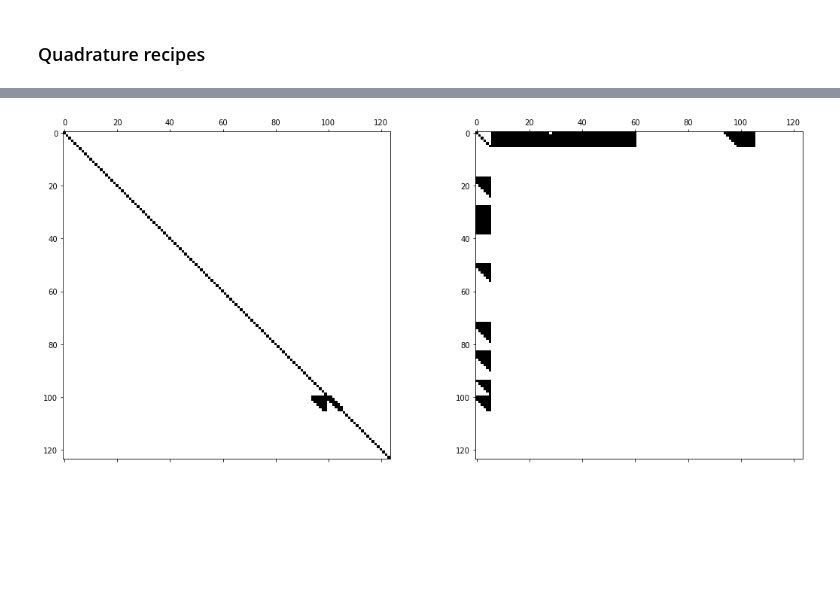
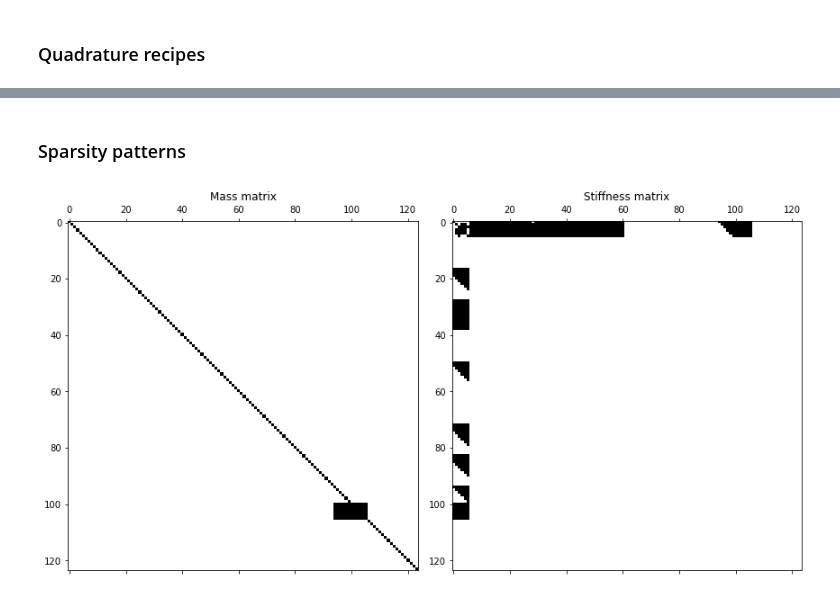
Before and after one commit to GentleMin/PlesioGeostroPy, a Jupyter notebook: EigenPG.ipynb, the cells around one changed output, grey strips where cells are left out. Saved outputs shown, nothing was run; the diff lists cells and outputs as text; code cells hidden in the pictures; blank space fills up the shorter version.

Commit message:
Notebook update for Eigen solver - first staged version of successful eigensolver; Postprocessing script

```diff
--- a/EigenPG.ipynb
+++ b/EigenPG.ipynb
@@ -499,5 +506,5 @@ ranges_test = [np.arange(2*Ntrunc + 1) if 'M' in fname else np.arange(Ntrunc + 1
 # %%
-M_xpder = pgmatrix.MatrixExpander(M_explicit, recipe_list, ranges_trial, ranges_test)
-M_val = M_xpder.expand(verbose=True)
+M_xpder = nmatrix.MatrixExpander(M_explicit, recipe_list, ranges_trial, ranges_test)
+%time M_val = M_xpder.expand(verbose=True)
 # %% [output]
 Element (Psi, Psi)
@@ -526,5 +543,5 @@ $\displaystyle \left[\begin{matrix}- \frac{136}{385} & 0 & 0 & 0 & 0 & 0\\0 & -
 # %%
-K_xpder = pgmatrix.MatrixExpander(K_explicit, recipe_list, ranges_trial, ranges_test)
-K_val = K_xpder.expand(verbose=True)
+K_xpder = nmatrix.MatrixExpander(K_explicit, recipe_list, ranges_trial, ranges_test)
+%time K_val = K_xpder.expand(verbose=True)
 # %% [output]
 Element (Psi, Psi)
@@ -547,20 +585,17 @@ Integrating with alpha=0, beta=5/2, N=10
+# %% [markdown]
+### Sparsity patterns
 # %%
-fig, axes = plt.subplots(nrows=1, ncols=2, figsize=(18, 8))
+fig, axes = plt.subplots(nrows=1, ncols=2, figsize=(12, 6))
 
 ax = axes[0]
 ax.spy(M_val, precision=1e-12)
-# ax.set_xticks(np.arange(cfg.coeff_s.n_fields))
-# ax.set_xticklabels([r'$%s$' % cfg.coeff_s[fname].name for fname in cfg.coeff_s._field_names], fontsize=12)
-# ax.set_yticks(np.arange(eqs_solve.n_fields))
-# ax.set_yticklabels([r'$%s$' % core.pgvar[fname].name for fname in eqs_solve._field_names], fontsize=12)
+ax.set_title("Mass matrix")
 
 ax = axes[1]
 ax.spy(K_val, precision=1e-12)
-# ax.set_xticks(np.arange(cfg.coeff_s.n_fields))
-# ax.set_xticklabels([r'$%s$' % cfg.coeff_s[fname].name for fname in cfg.coeff_s._field_names], fontsize=12)
-# ax.set_yticks(np.arange(eqs_solve.n_fields))
-# ax.set_yticklabels([r'$%s$' % core.pgvar[fname].name for fname in eqs_solve._field_names], fontsize=12)
+ax.set_title("Stiffness matrix")
 
+plt.tight_layout()
 plt.show()
 # %% [output]
-[figure, old version]
+[figure, new version]
```
Also changed, not shown: parts of 111 cells of this notebook, 2 other files.
